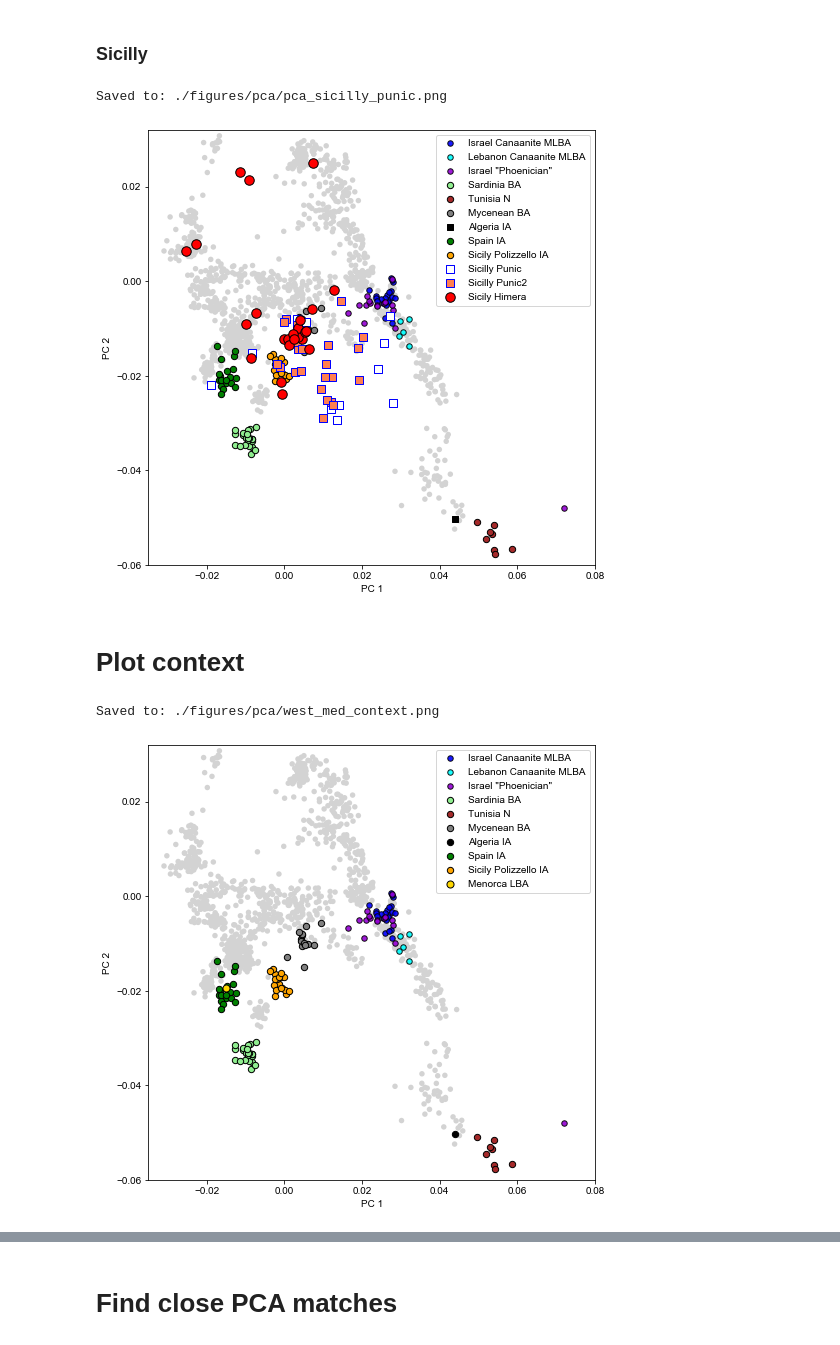
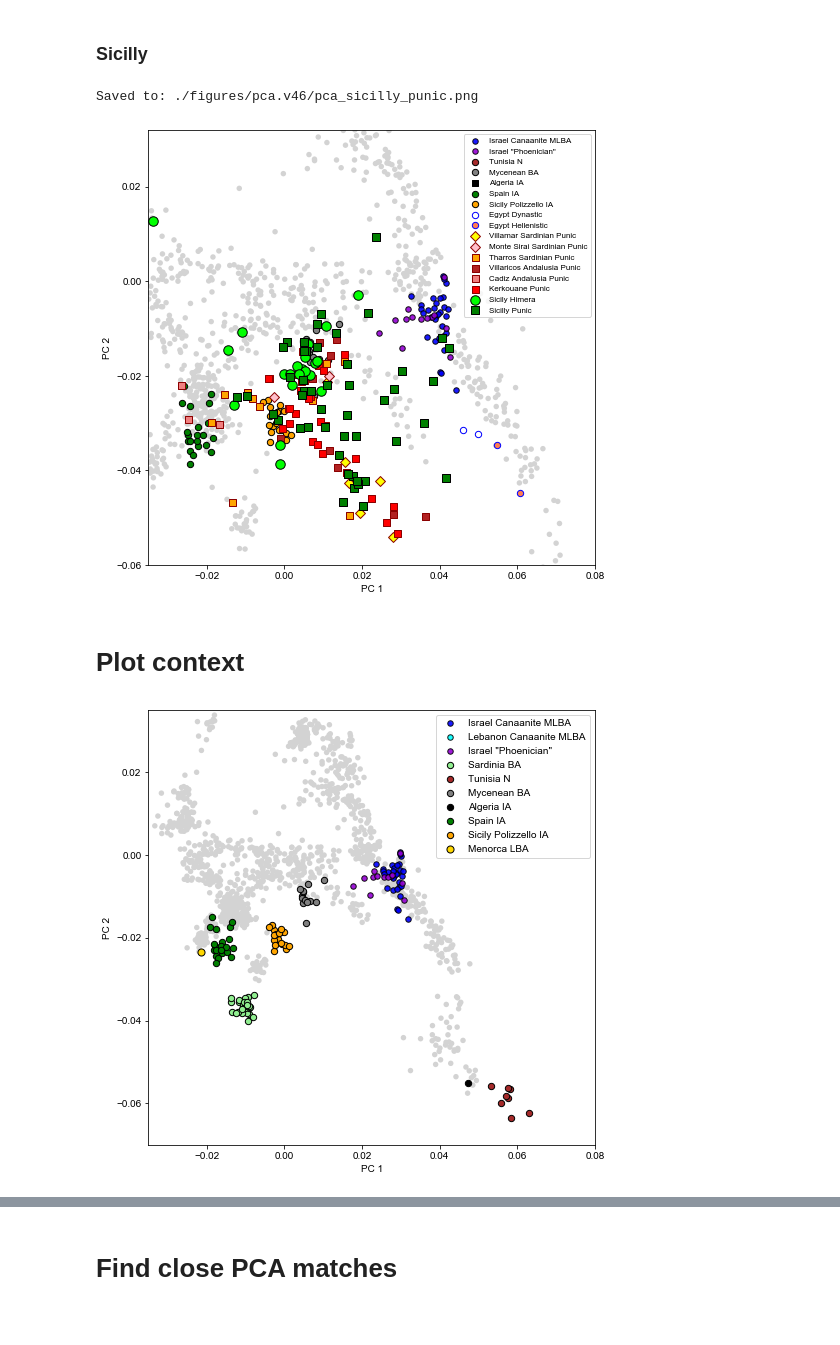
Before and after one commit to hringbauer/punic_aDNA, a Jupyter notebook: notebooks/pca/plot_pca.ipynb, the cells around one changed output, grey strips where cells are left out. Saved outputs shown, nothing was run; the diff lists cells and outputs as text; code cells hidden in the pictures.

```diff
--- a/notebooks/pca/plot_pca.ipynb
+++ b/notebooks/pca/plot_pca.ipynb
@@ -181,0 +223,17 @@ Found: 1/1899
+# %%
+#savepath="./figures/pca/west_med_punic_pca.pdf"
+savepath=""
+#savepath=""
+
+df_ho = get_sub_pops_exact(df, pop_list=["construct_WE_NA_PCA"])
+plt.figure(figsize=(8,8))
+ax = plt.gca()
+
+plot_pca_ho(ax, df_ho, c="lightgray", text=False)
+
+if len(savepath) > 0:
+    plt.savefig(savepath, bbox_inches = 'tight',
+                pad_inches = 0, dpi=600)
+    print(f"Saved to: {savepath}")
+
+plt.show()
@@ -241,7 +550,7 @@ Saved to: ./figures/pca/west_med_punic_pca.png
 # %% [markdown]
 ### Sicilly
 # %%
-savepath="./figures/pca/pca_sicilly_punic.png"
+savepath="./figures/pca.v46/pca_sicilly_punic.png"
 
 plt.figure(figsize=(8,8))
 ax = plt.gca()
@@ -249,41 +558,55 @@ ax = plt.gca()
 plot_pca(ax, df_ho, c="lightgray")
 
 plot_pca(ax, df_is, c="blue", legend="Israel Canaanite MLBA", ec="k", alpha=0.9)
-plot_pca(ax, df_le, c="aqua", legend="Lebanon Canaanite MLBA", ec="k", alpha=0.9)
+#plot_pca(ax, df_le, c="aqua", legend="Lebanon Canaanite MLBA", ec="k", alpha=0.9)
 plot_pca(ax, df_isp, c="darkviolet", legend="Israel \"Phoenician\"", ec="k", alpha=0.9)
 ### Plot the Sardinian Samples
-plot_pca(ax, df_sard_ba, c="lightgreen", legend="Sardinia BA", ec="k", s=40)
+#plot_pca(ax, df_sard_ba, c="lightgreen", legend="Sardinia BA", ec="k", s=40)
 plot_pca(ax, df_tun, c="brown", legend="Tunisia N", ec="k", s=40)
 plot_pca(ax, df_greek, c="gray", legend="Mycenean BA", ec="k", s=40)
 
 plot_pca(ax, df_alg, c="k", legend="Algeria IA", s=40, marker="s", ec="k")
 plot_pca(ax, df_spain, c="green", legend="Spain IA", s=40, ec="k")
 plot_pca(ax, df_sic_ia, c="orange", legend="Sicily Polizzello IA", s=40, ec="k")
+
+plot_pca(ax, df_eg_dyn, c="w", legend="Egypt Dynastic", ec="blue", s=40, marker="o")
+plot_pca(ax, df_eg_hell, c="coral", legend="Egypt Hellenistic", ec="blue", s=40, marker="o")
 
 #plot_pca(ax, df_sard, c="orange", legend="Tharros Sardinian Punic", ec="darkred", s=50, marker="s")
 #plot_pca(ax, df_vil, c="yellow", legend="Villamar Sardinian Punic", ec="darkred", s=50, marker="s")
 #plot_pca(ax, df_msr, c="maroon", legend="Monte Sirai Sardinian Punic", ec="darkred", s=50, marker="s")
 
 #plot_pca(ax, df_vill, c="red", legend="Andalusia Villaricos Punic", ec="darkred", s=50, marker="D")
 #plot_pca(ax, df_ib, c="red", legend="Ibiza Punic", ec="sandybrown", s=70, marker="*")
 
-plot_pca(ax, df_sic, c="w", legend="Sicilly Punic", ec="blue", s=70, marker="s")
-plot_pca(ax, df_sic2, c="coral", legend="Sicilly Punic2", ec="blue", s=70, marker="s")
-plot_pca(ax, df_sic_him, c="red", legend="Sicily Himera", s=90, marker="o", ec="k")
+#plot_pca(ax, df_sic, c="w", legend="Sicilly Punic", ec="blue", s=70, marker="s")
+plot_pca(ax, df_vil, c="yellow", legend="Villamar Sardinian Punic", ec="darkred", s=49, marker="D")
+plot_pca(ax, df_msr, c="pink", legend="Monte Sirai Sardinian Punic", ec="darkred", s=49, marker="D")
 
-ax.legend(loc="upper right", fontsize=10)
+plot_pca(ax, df_sard, c="orange", legend="Tharros Sardinian Punic", ec="darkred", s=49, marker="s", text=False)
+
+plot_pca(ax, df_vill, c="firebrick", legend="Villaricos Andalusia Punic", ec="darkred", s=49, marker="s", text=False)
+plot_pca(ax, df_cad, c="lightcoral", legend="Cadiz Andalusia Punic", ec="darkred", s=49, marker="s", text=False)
+plot_pca(ax, df_kerk, c="red", legend="Kerkouane Punic", ec="darkred", s=49, marker="s", text=False)
+
+
+plot_pca(ax, df_sic_him, c="lime", legend="Sicily Himera", s=90, marker="o", ec="k")
+plot_pca(ax, df_sic2, c="green", legend="Sicilly Punic", ec="k", s=70, marker="s")
+
+
+ax.legend(loc="upper right", fontsize=8)
 ax.set_xlabel("PC 1")
 ax.set_ylabel("PC 2")
 ax.set_xlim([-0.035,0.08])
 ax.set_ylim([-0.06,0.032])
 
 if len(savepath) > 0:
     plt.savefig(savepath, bbox_inches = 'tight',
                 pad_inches = 0, dpi=600)
     print(f"Saved to: {savepath}")
 
 plt.show()
 # %% [output]
-Saved to: ./figures/pca/pca_sicilly_punic.png
+Saved to: ./figures/pca.v46/pca_sicilly_punic.png
-[figure, old version]
+[figure, new version]
 # %%
@@ -296,7 +616,7 @@ df_meta[df_meta["clst"].str.contains("Mallorca")].sort_values(by="age")
 # %%
 #savepath="./figures/pca/west_med_punic_pca.pdf"
 savepath="./figures/pca/west_med_context.png"
-#savepath=""
+savepath=""
 
 plt.figure(figsize=(8,8))
 ax = plt.gca()
@@ -329,7 +649,7 @@ ax.legend(loc="upper right", fontsize=10)
 ax.set_xlabel("PC 1")
 ax.set_ylabel("PC 2")
 ax.set_xlim([-0.035,0.08])
-ax.set_ylim([-0.06,0.032])
+ax.set_ylim([-0.07,0.035])
 
 if len(savepath) > 0:
     plt.savefig(savepath, bbox_inches = 'tight',
@@ -338,5 +658,4 @@ if len(savepath) > 0:
 
 plt.show()
 # %% [output]
-Saved to: ./figures/pca/west_med_context.png
-[figure, old version]
+[figure, new version]
```
Also changed, not shown: parts of 27 cells of this notebook, 13 other files.
